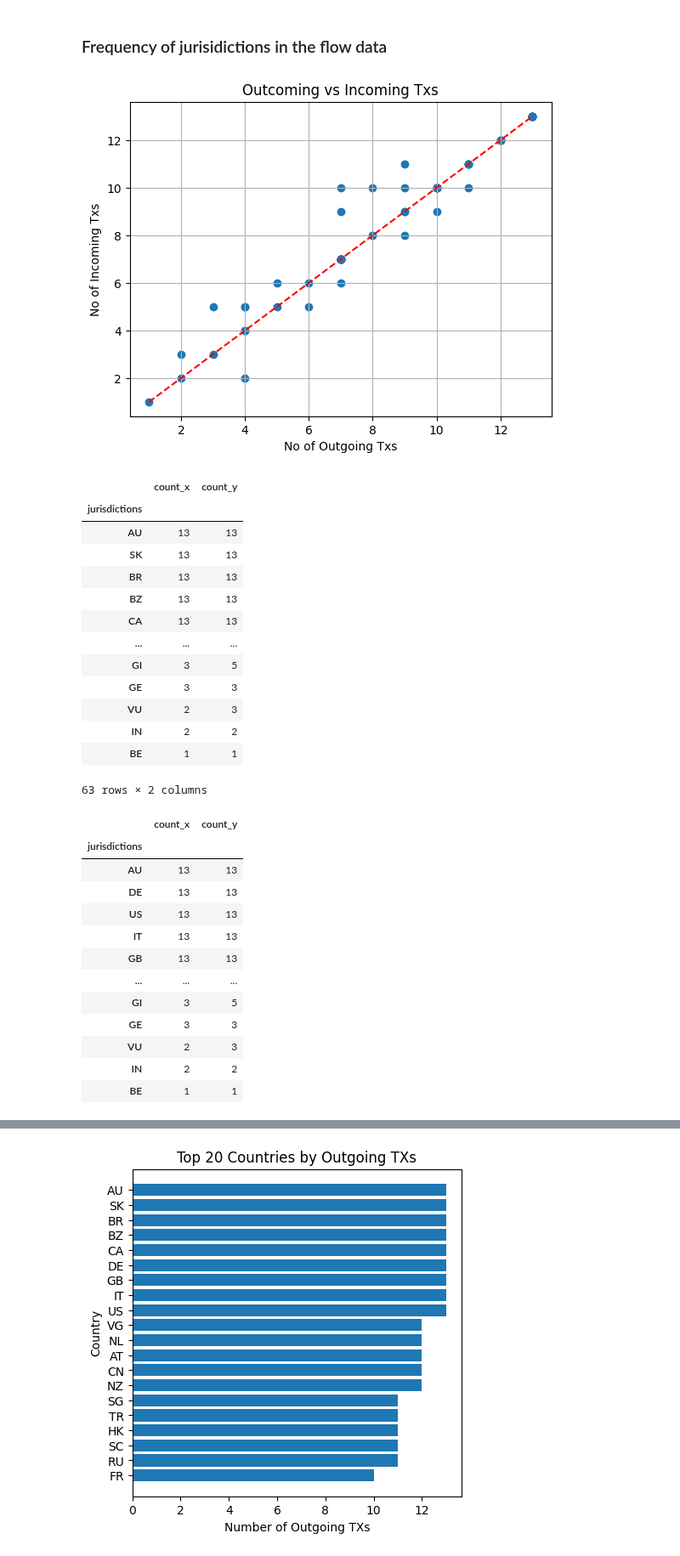
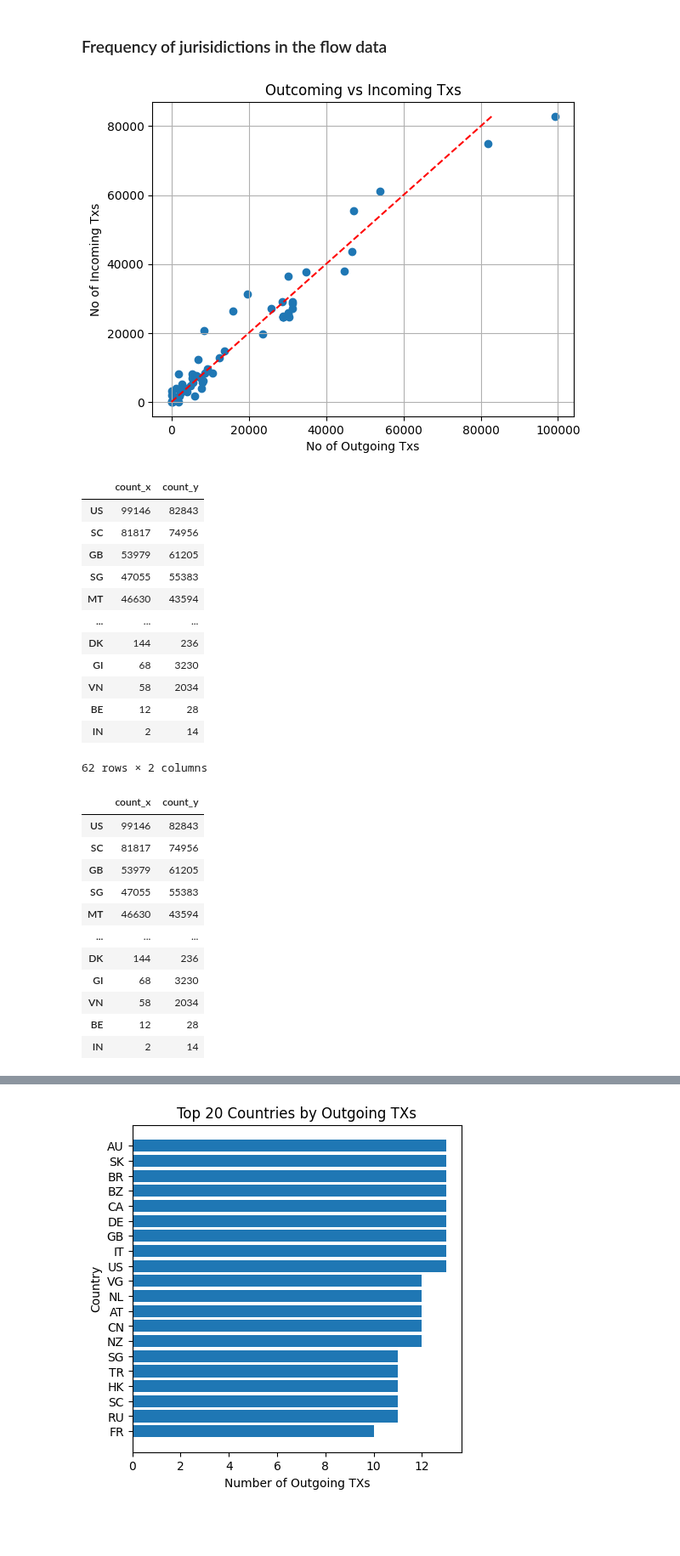
Before and after one commit to FlowDrucka64/MoneyFlow, a Jupyter notebook: data_exploration.ipynb, the cells around one changed output, grey strips where cells are left out. Shown at 85% size. Cells and saved outputs as stored; diff of their text form; code cells hidden in the pictures; blank space fills up the shorter version.

```diff
--- a/data_exploration.ipynb
+++ b/data_exploration.ipynb
@@ -437,4 +437,4 @@ expanded_df_with_inland = expanded_df.copy()
 # Remove flows which aren't x-border
 expanded_df_without_inland = expanded_df[expanded_df['dst_jurisdictions'] != expanded_df['src_jurisdictions']]
 
-expanded_df[expanded_df['dst_jurisdictions'] != expanded_df['src_jurisdictions']]
+expanded_df = expanded_df[expanded_df['dst_jurisdictions'] != expanded_df['src_jurisdictions']]
@@ -549,55 +535,52 @@ Number of rows in the flow dataset 295758
 # %% [markdown]
 ### Frequency of jurisidictions in the flow data
 # %%
-src_juri_freq = src_amounts.jurisdictions.value_counts()
-dst_juri_freq = dst_amounts.jurisdictions.value_counts()
+src_juri_freq = expanded_df.src_jurisdictions.value_counts()
+dst_juri_freq = expanded_df.dst_jurisdictions.value_counts()
 merged_freq = pd.merge(src_juri_freq, dst_juri_freq, left_index=True, right_index=True, how='inner')
-
 
 plt.scatter(x=merged_freq.count_x, y=merged_freq.count_y)
 plt.xlabel('No of Outgoing Txs')
 plt.ylabel('No of Incoming Txs')
 plt.title('Outcoming vs Incoming Txs')
 plt.grid(True)
 line = np.linspace(min(merged_freq.count_x), max(merged_freq.count_y), 100)
 plt.plot(line, line, color='r', linestyle='--')
-plt.savefig('distribute.png')
+plt.savefig('figs/distribution_in_out.png')
 plt.show()
 
 display(merged_freq)
 display(merged_freq.sort_values(by='count_x', ascending=False))
 display(merged_freq.sort_values(by='count_y', ascending=False))
 display(src_juri_freq.head(10))
 display(dst_juri_freq.head(10))
 
 corr = pearsonr(merged_freq.count_x, merged_freq.count_y)
 display(corr)
 # %% [output]
-[figure, old version]
+[figure, new version]
 |  | count_x | count_y |
-| jurisdictions |  |  |
-| AU | 13 | 13 |
-| SK | 13 | 13 |
-| BR | 13 | 13 |
-| BZ | 13 | 13 |
-| CA | 13 | 13 |
+| US | 99146 | 82843 |
+| SC | 81817 | 74956 |
+| GB | 53979 | 61205 |
+| SG | 47055 | 55383 |
+| MT | 46630 | 43594 |
 | ... | ... | ... |
-| GI | 3 | 5 |
-| GE | 3 | 3 |
-| VU | 2 | 3 |
-| IN | 2 | 2 |
-| BE | 1 | 1 |
+| DK | 144 | 236 |
+| GI | 68 | 3230 |
+| VN | 58 | 2034 |
+| BE | 12 | 28 |
+| IN | 2 | 14 |
-63 rows × 2 columns
+62 rows × 2 columns
 |  | count_x | count_y |
-| jurisdictions |  |  |
-| AU | 13 | 13 |
-| DE | 13 | 13 |
-| US | 13 | 13 |
-| IT | 13 | 13 |
-| GB | 13 | 13 |
+| US | 99146 | 82843 |
+| SC | 81817 | 74956 |
+| GB | 53979 | 61205 |
+| SG | 47055 | 55383 |
+| MT | 46630 | 43594 |
 | ... | ... | ... |
-| GI | 3 | 5 |
-| GE | 3 | 3 |
-| VU | 2 | 3 |
-| IN | 2 | 2 |
-| BE | 1 | 1 |
+| DK | 144 | 236 |
+| GI | 68 | 3230 |
+| VN | 58 | 2034 |
+| BE | 12 | 28 |
+| IN | 2 | 14 |
```
Also changed, not shown: parts of 5 cells of this notebook.
